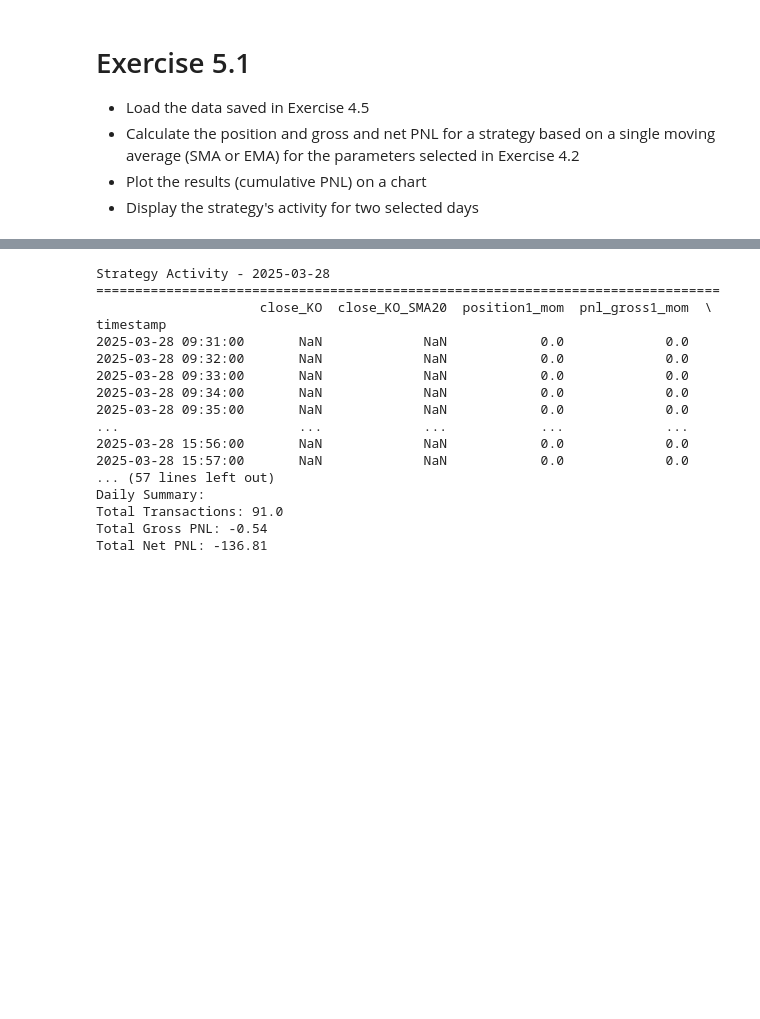
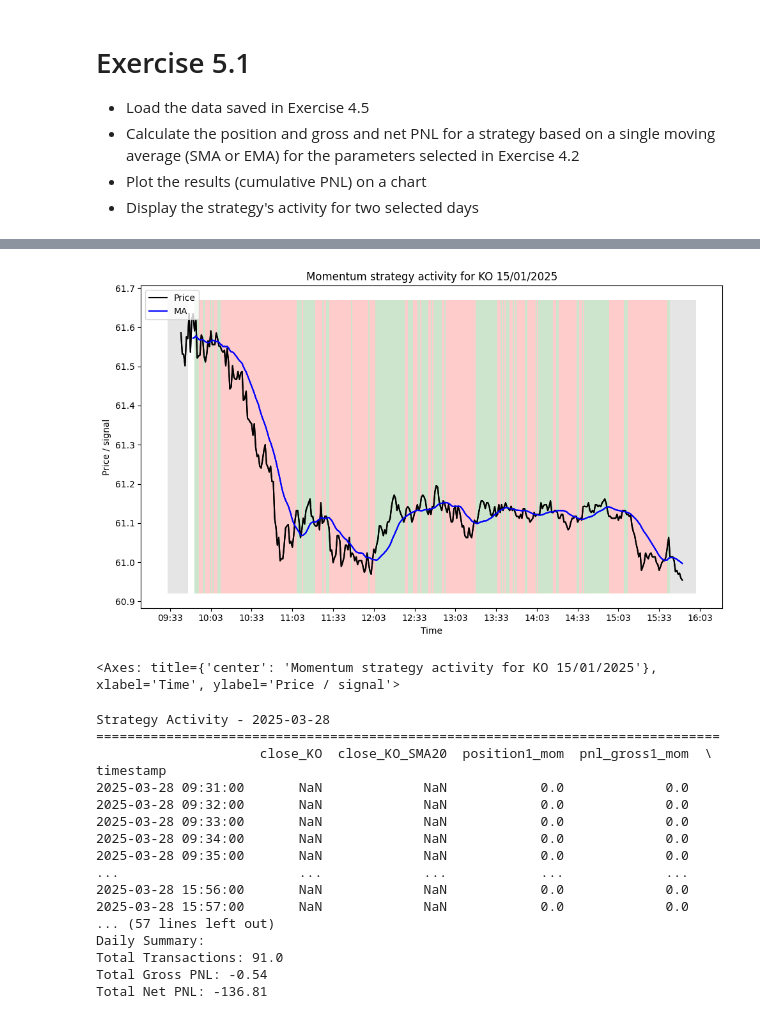
Before and after one commit to AliceBan111/HFD_HW-Project, a Jupyter notebook: HW6/HW6.ipynb, the cells around one changed output, grey strips where cells are left out. Drawn from its saved outputs; the diff is of its cells as text; code cells hidden in the pictures; blank space fills up the shorter version.

```diff
--- a/HW6/HW6.ipynb
+++ b/HW6/HW6.ipynb
@@ -100,3 +141,14 @@ plt.grid()
+# %%
+plot_positions_ma(
+    data_plot = dataUSA_KO_PEP, # DataFrame with DatetimeIndex
+    date_plot = '2025-01-15',      # Date as string 'YYYY-MM-DD'
+    col_price = 'close_KO',      # column with price
+    col_ma = 'close_KO_SMA20',   # column with moving average/median
+    col_pos = 'position1_mom',      # column with position (-1, 0, 1)
+    title = 'Momentum strategy activity for KO 15/01/2025')
+# %% [output]
+[figure, added]
+<Axes: title={'center': 'Momentum strategy activity for KO 15/01/2025'}, xlabel='Time', ylabel='Price / signal'>
 # %%
 # Select two specific dates
 selected_dates = ['2025-03-28', '2025-03-12']
```
Also changed, not shown: parts of 4 cells of this notebook.
